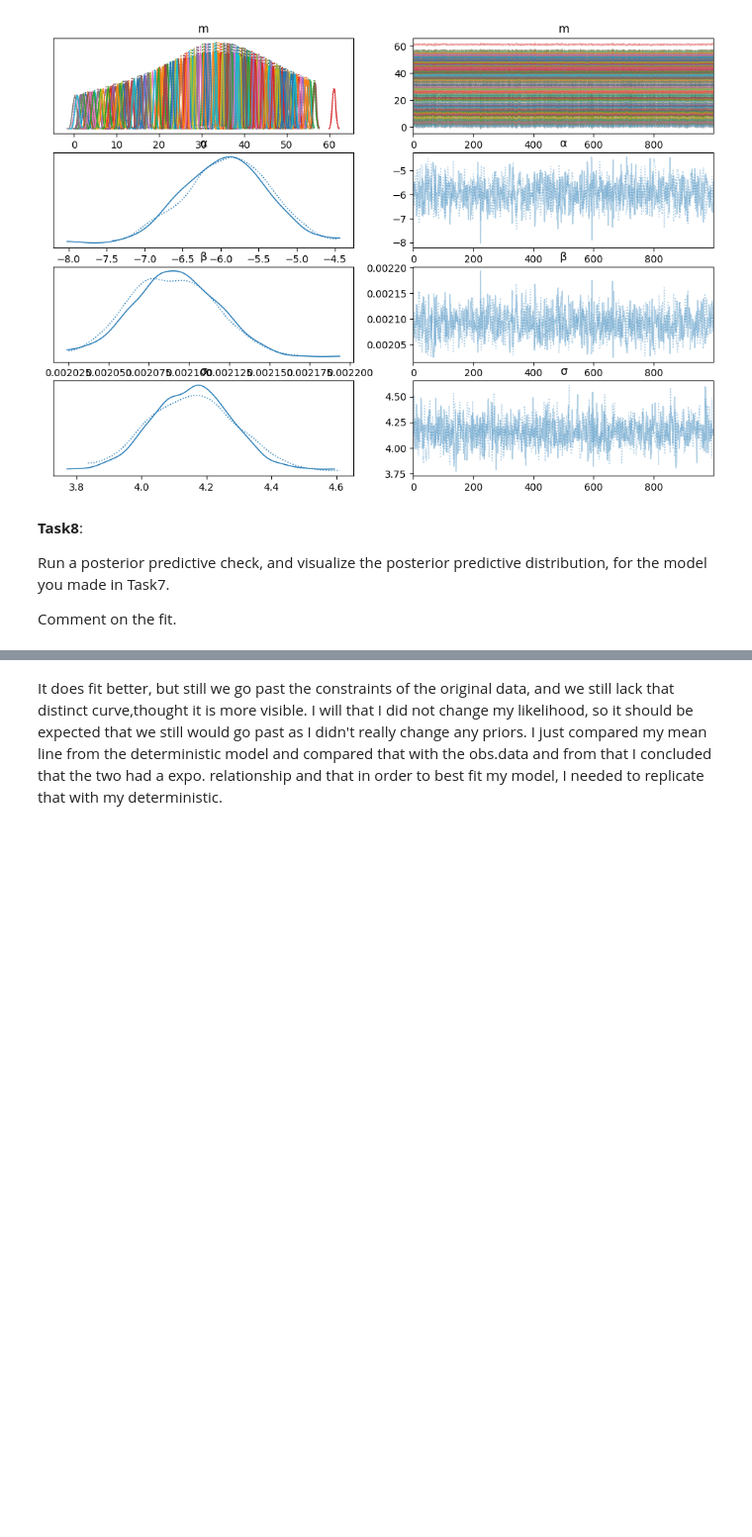
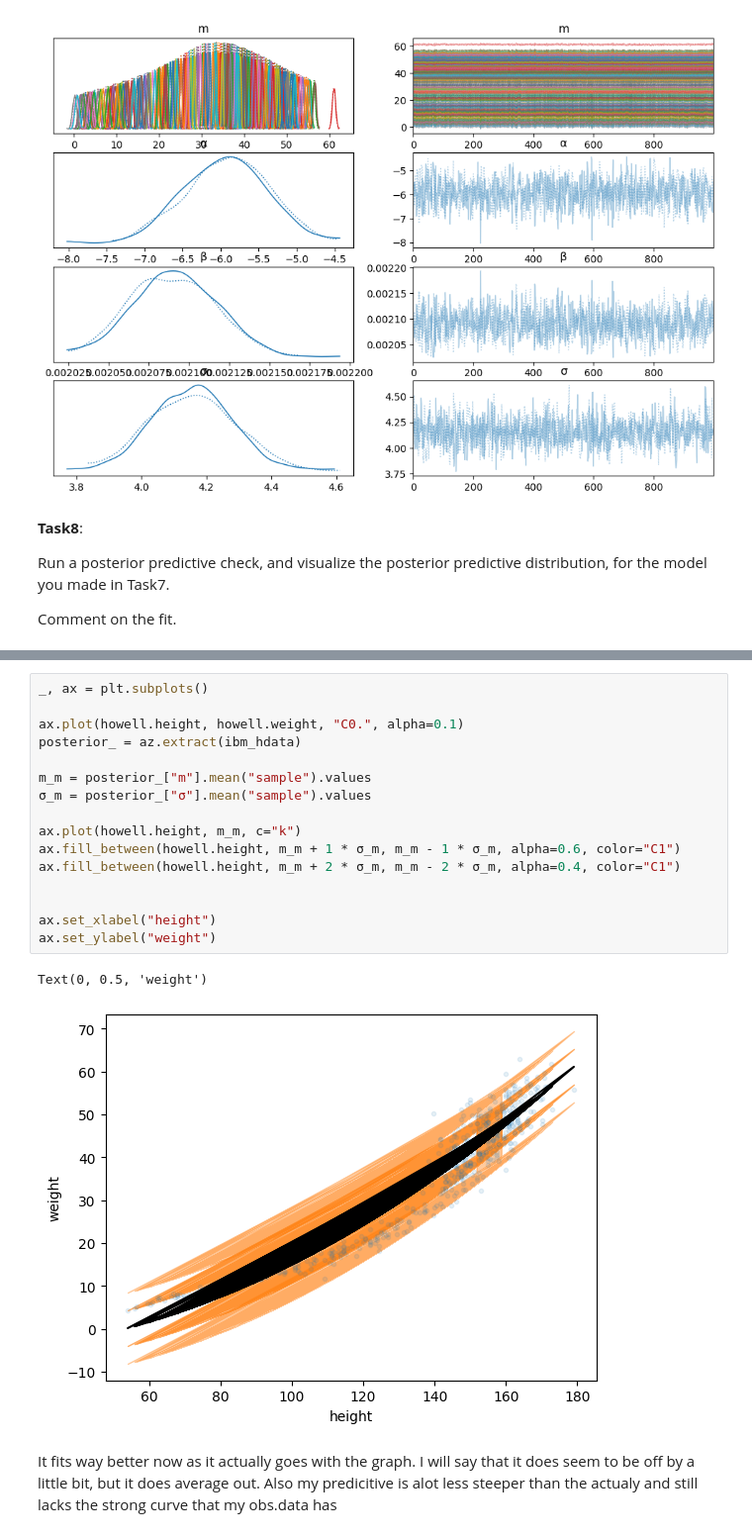
Before and after one commit to YoishD/Data-Science-B7, a Jupyter notebook: Copy_of_Unit5ExercisesSF.ipynb, the cells around one changed output, grey strips where cells are left out. Shown at 99% size. Saved outputs shown, nothing was run; the diff lists cells and outputs as text; blank space fills up the shorter version.

```diff
--- a/Copy_of_Unit5ExercisesSF.ipynb
+++ b/Copy_of_Unit5ExercisesSF.ipynb
@@ -271,2 +280,21 @@ az.plot_ppc(ibm_hdata, num_pp_samples=100, figsize=(12, 4), colors=["C1", "C0",
-# %% [markdown]
-It does fit better, but still we go past the constraints of the original data, and we still lack that distinct curve,thought it is more visible. I will that I did not change my likelihood, so it should be expected that we still would go past as I didn't really change any priors. I just compared my mean line from the deterministic model and compared that with the obs.data and from that I concluded that the two had a expo. relationship and that in order to best fit my model, I needed to replicate that with my deterministic.
+# %%
+_, ax = plt.subplots()
+
+ax.plot(howell.height, howell.weight, "C0.", alpha=0.1)
+posterior_ = az.extract(ibm_hdata)
+
+m_m = posterior_["m"].mean("sample").values
+σ_m = posterior_["σ"].mean("sample").values
+
+ax.plot(howell.height, m_m, c="k")
+ax.fill_between(howell.height, m_m + 1 * σ_m, m_m - 1 * σ_m, alpha=0.6, color="C1")
+ax.fill_between(howell.height, m_m + 2 * σ_m, m_m - 2 * σ_m, alpha=0.4, color="C1")
+
+
+ax.set_xlabel("height")
+ax.set_ylabel("weight")
+# %% [output]
+Text(0, 0.5, 'weight')
+[figure, added]
+# %% [markdown]
+It fits way better now as it actually goes with the graph. I will say that it does seem to be off by a little bit, but it does average out. Also my predicitive is alot less steeper than the actualy and still lacks the strong curve that my obs.data has
```
Also changed, not shown: parts of 4 cells of this notebook.
